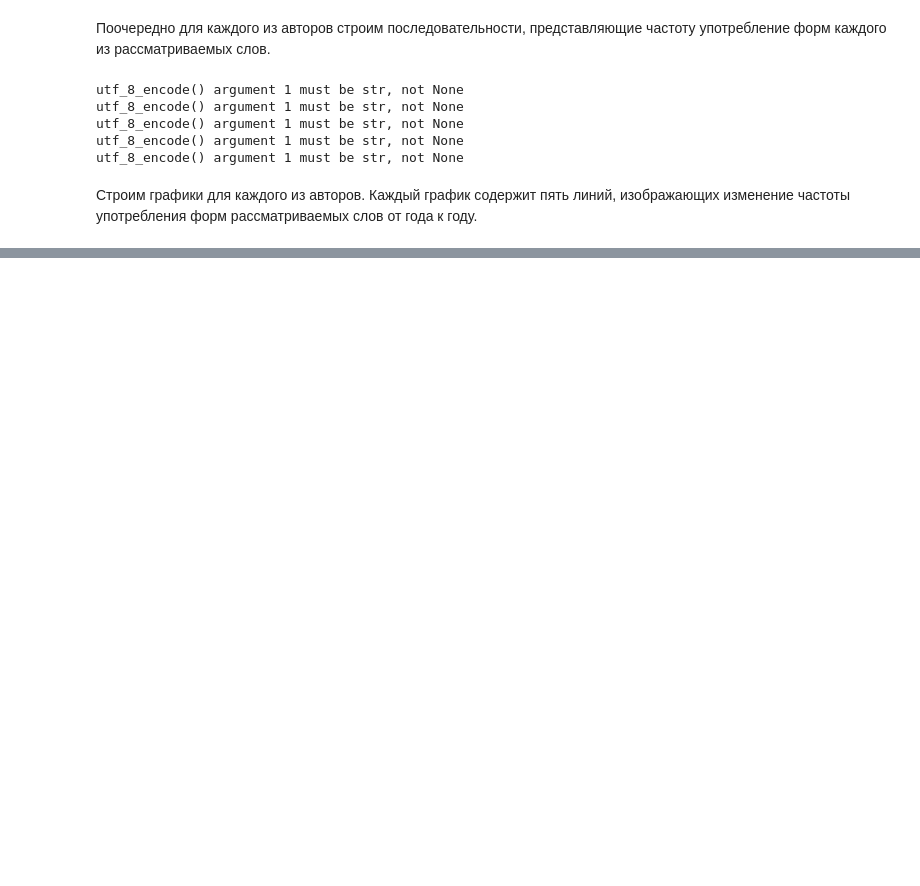
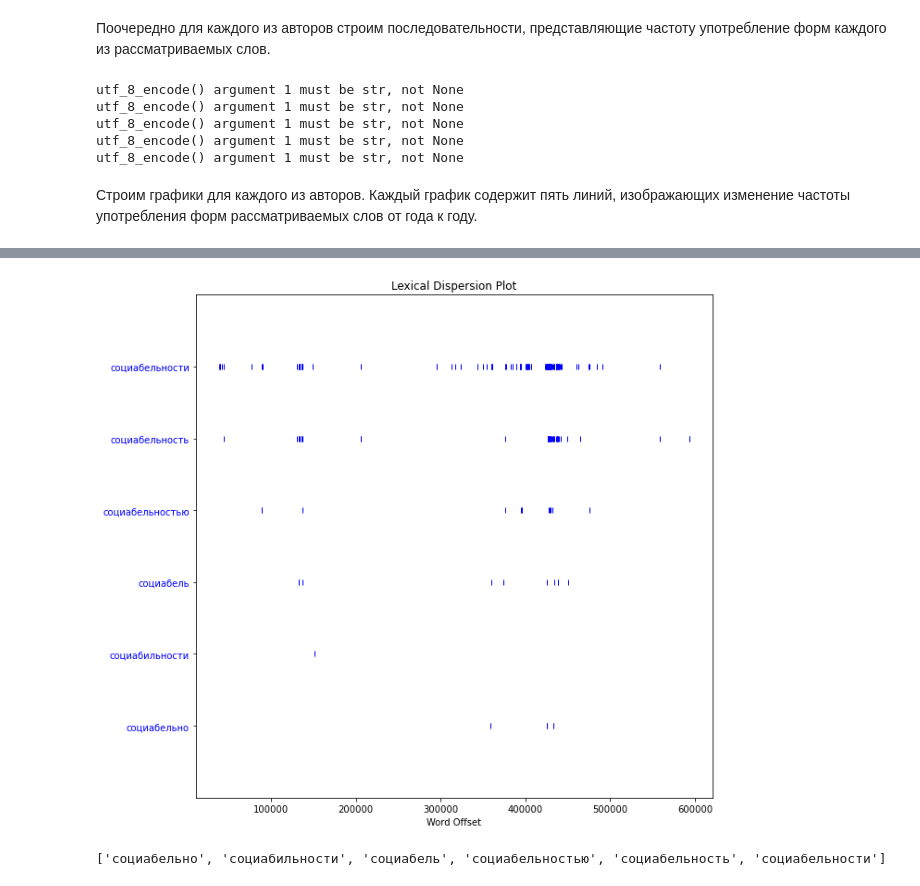
Before and after one commit to gleblobanov/sbrnst, a Jupyter notebook: plot.ipynb, the cells around one changed output, grey strips where cells are left out. Cells and saved outputs as stored; diff of their text form; code cells hidden in the pictures; blank space fills up the shorter version.

```diff
--- a/plot.ipynb
+++ b/plot.ipynb
@@ -99,0 +136,9 @@ plt.show()
+# %%
+search_words = [w for w in text if w.startswith('социаб')]
+search_words = list(dict.fromkeys(search_words))
+plt.figure(figsize=(10, 10))
+text.dispersion_plot(search_words)
+print(search_words)
+# %% [output]
+[figure, added]
+['социабельно', 'социабильности', 'социабель', 'социабельностью', 'социабельность', 'социабельности']
```
Also changed, not shown: parts of 33 cells of this notebook, 4 other files.
